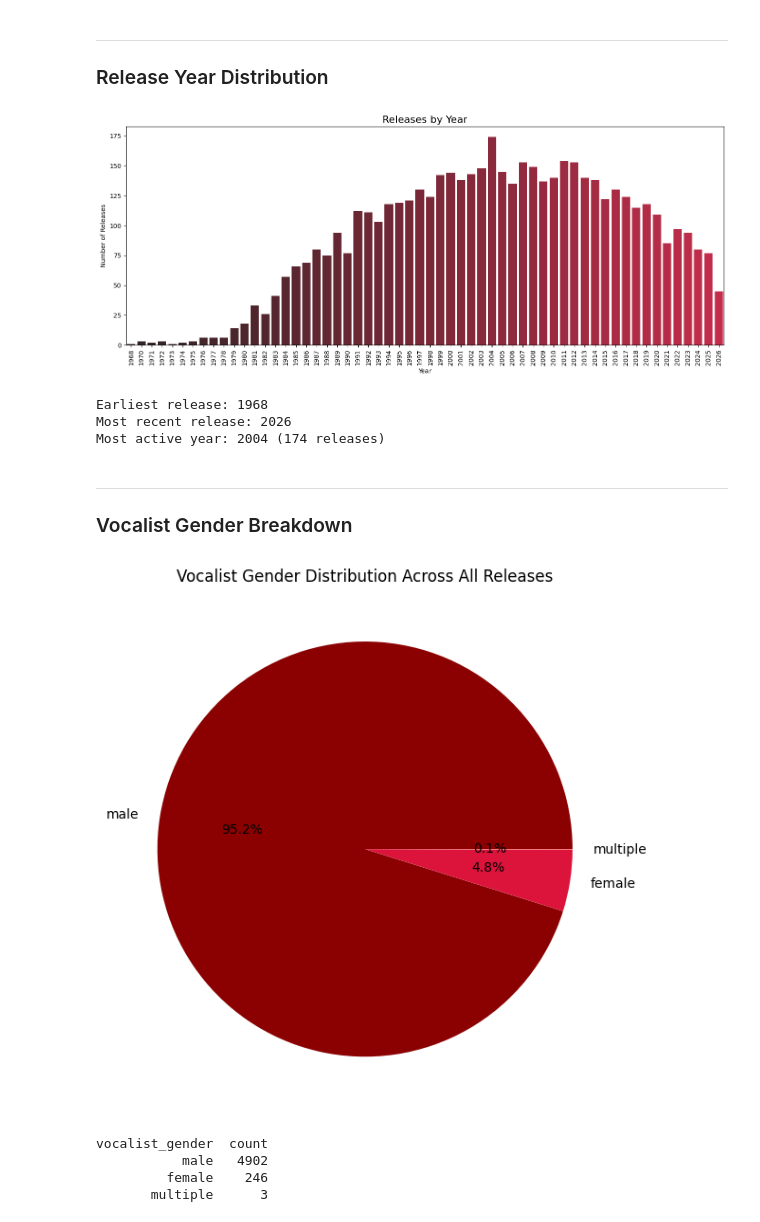
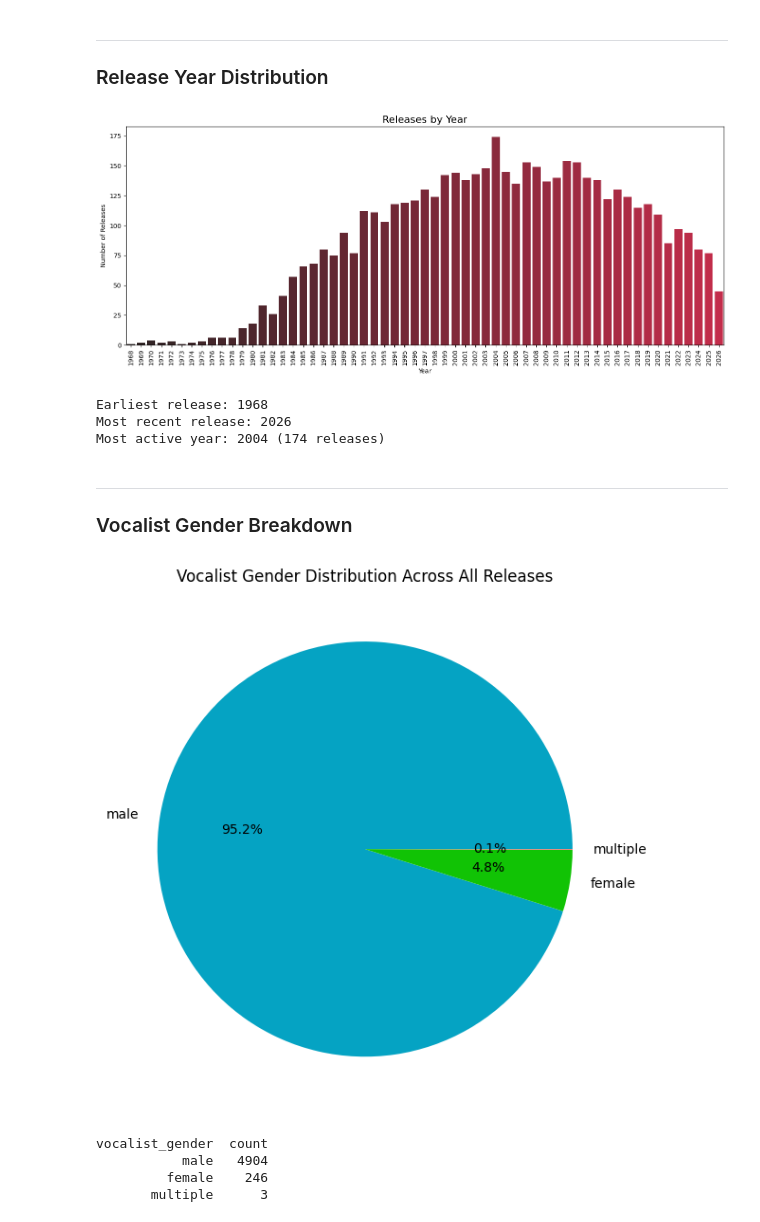
Before and after one commit to wanderson33245/The-Metal-Corpus, a Jupyter notebook: The Metal Corpus.ipynb, the cells around one changed output. Drawn from its saved outputs; the diff is of its cells as text; code cells hidden in the pictures.

```diff
--- a/The Metal Corpus.ipynb
+++ b/The Metal Corpus.ipynb
@@ -13,7 +13,7 @@ import pandas as pd
 import matplotlib.pyplot as plt
 import seaborn as sns
 
-conn = sqlite3.connect('/Users/williamanderson/VisualStudio/metal_lyrics87.db')
+conn = sqlite3.connect('/Users/williamanderson/VisualStudio/metal_lyrics89.db')
 
 subgenres = ['traditional', 'thrash', 'death', 'black', 'groove', 'progressive', 'doom', 'power', 'glam', 'nu', 'other']
 
@@ -232,7 +139,7 @@ print(f"Earliest release: {int(df_years['year'].min())}")
 print(f"Most recent release: {int(df_years['year'].max())}")
 print(f"Most active year: {int(df_years.loc[df_years['release_count'].idxmax(), 'year'])} ({df_years['release_count'].max()} releases)")
 # %% [output]
-[figure, old version]
+[figure, new version]
 Earliest release: 1968
 Most recent release: 2026
 Most active year: 2004 (174 releases)
@@ -243,22 +150,22 @@ Most active year: 2004 (174 releases)
 # %%
 df_gender = pd.read_sql("""
     SELECT vocalist_gender, COUNT(*) as count
     FROM releases
     GROUP BY vocalist_gender
     ORDER BY count DESC
 """, conn)
 
 plt.figure(figsize=(8, 6))
 plt.pie(df_gender['count'], labels=df_gender['vocalist_gender'], autopct='%1.1f%%',
-        colors=['#8B0000', '#DC143C', '#FF6B6B', '#FFB3B3'])
+        colors=['#05a3c3', '#11c305', '#FF6B6B', '#FFB3B3'])
 plt.title('Vocalist Gender Distribution Across All Releases', fontsize=12)
 plt.tight_layout()
 plt.show()
 
 print(df_gender.to_string(index=False))
 # %% [output]
-[figure, old version]
+[figure, new version]
 vocalist_gender  count
-           male   4902
+           male   4904
          female    246
        multiple      3
```
Also changed, not shown: parts of 5 cells of this notebook.
